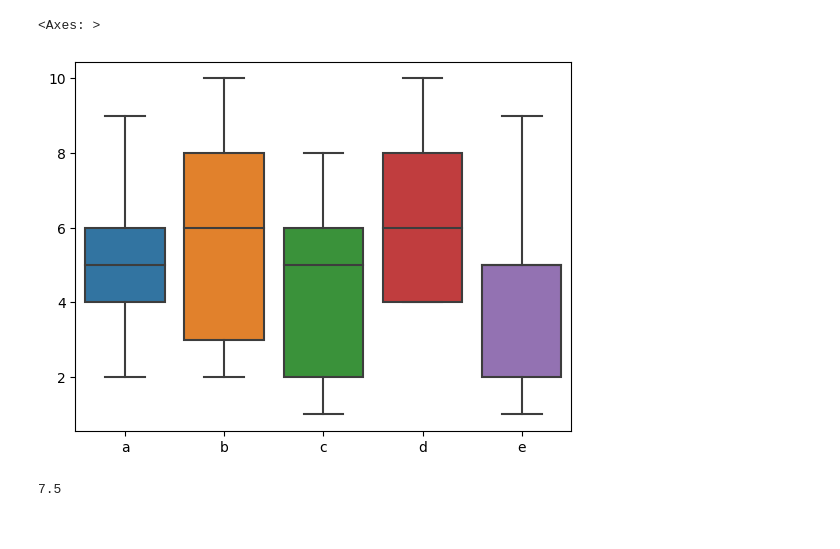
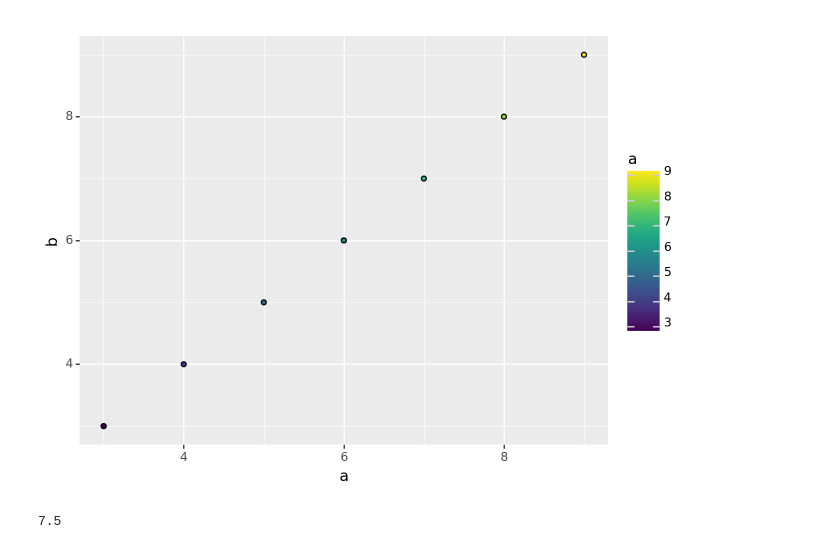
Before and after one commit to JohnWalker0707/20230725, a Jupyter notebook: python_AI/L2.ipynb, the cells around one changed output. Drawn from its saved outputs; the diff is of its cells as text; code cells hidden in the pictures.

```diff
--- a/python_AI/L2.ipynb
+++ b/python_AI/L2.ipynb
@@ -1,24 +1,25 @@
 # %%
 
 import seaborn as sns
 import pandas as pd
 from plotnine import *
 
 a=['a','b','c','d']
 c=[9,8,5,0]
 b=range(0,4)
 d=pd.DataFrame({
-    'a':[2,6,9,4,5],
-    'b':[2,8,6,3,10],
-    'c':[1,8,2,6,5],
-    'd':[4,6,8,4,10],
-    'e':[2,5,9,1,5]
+    'a':['a','s','d','f','g','h','j','k','l'],
+    'b':[2,8,6,3,10,9,3,4,6]
 })
+f=pd.DataFrame({
+    'a':[5,8,6,3,7,9,3,4,6],
+    'b':[5,8,6,3,7,9,3,4,6]
+})
+e=(ggplot(f,aes(x = 'a', y ='b',fill='a'))+geom_point(stat="identity"))
 
-sns.boxplot(data=d)
+print(e)
 # %% [output]
-<Axes: >
-[figure, old version]
+[figure, new version]
 # %%
 def fun(t,b,h):
     return (t+b)*h/2
```
Also changed, not shown: parts of 1 cell of this notebook, 2 other files.
